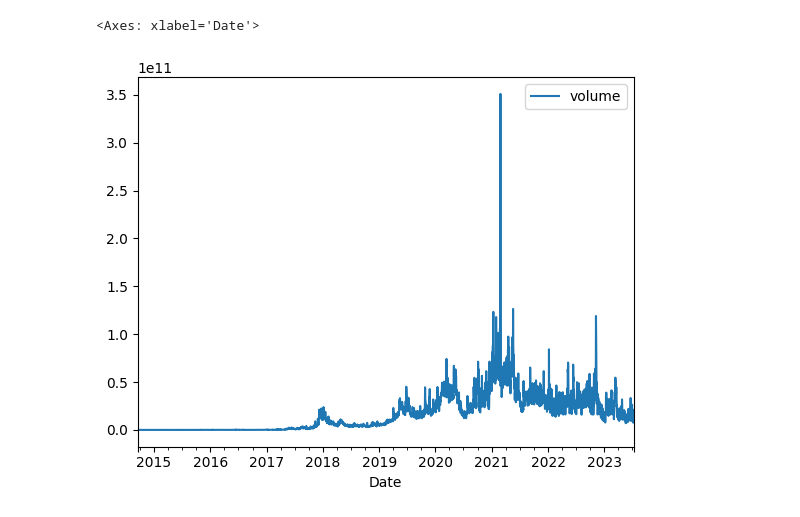
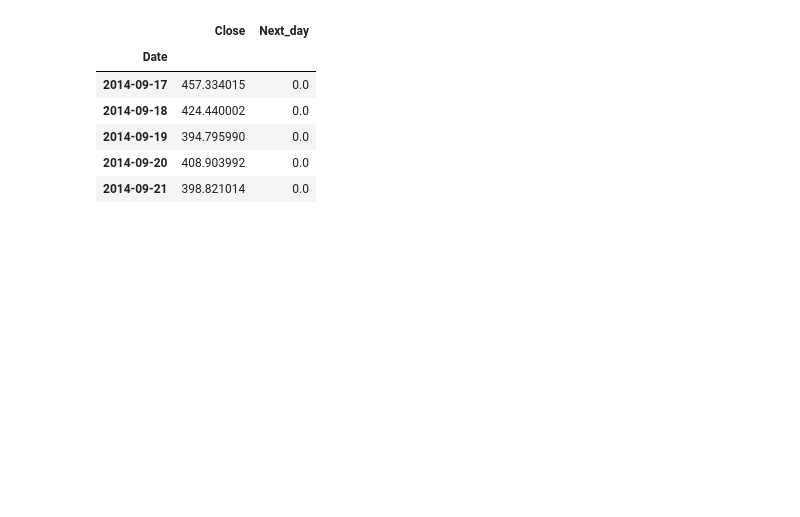
Before and after one commit to J3r3myPerera/BTC-Price-Prediction, a Jupyter notebook: BTCPricePrediction.ipynb, the cells around one changed output. Cells and saved outputs as stored; diff of their text form; code cells hidden in the pictures; blank space fills up the shorter version.

```diff
--- a/BTCPricePrediction.ipynb
+++ b/BTCPricePrediction.ipynb
@@ -35,7 +17,16 @@ df.plot.line(y="close", use_index=True)
-# %%
-df.plot.line(y="volume", use_index=True)
-# %% [output]
-<Axes: xlabel='Date'>
-[figure, removed]
+# %%
+df["Next_day"] = np.zeros(len(df))
+# %%
+data = df[["Close","Next_day"]]
+# %%
+data.head()
+# %% [output]
+|  | Close | Next_day |
+| Date |  |  |
+| 2014-09-17 | 457.334015 | 0.0 |
+| 2014-09-18 | 424.440002 | 0.0 |
+| 2014-09-19 | 394.795990 | 0.0 |
+| 2014-09-20 | 408.903992 | 0.0 |
+| 2014-09-21 | 398.821014 | 0.0 |
 # %%
 import tensorflow as tf
```
Also changed, not shown: parts of 26 cells of this notebook.
